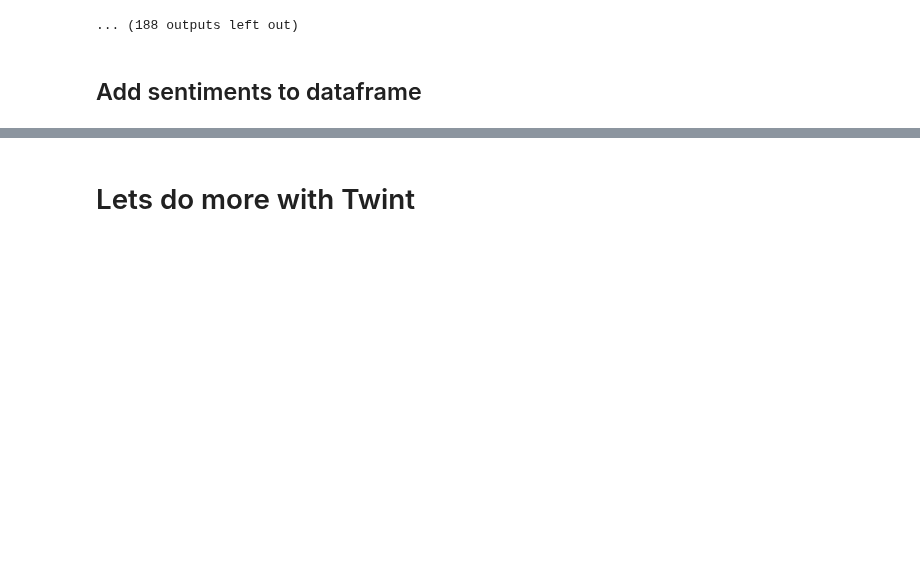
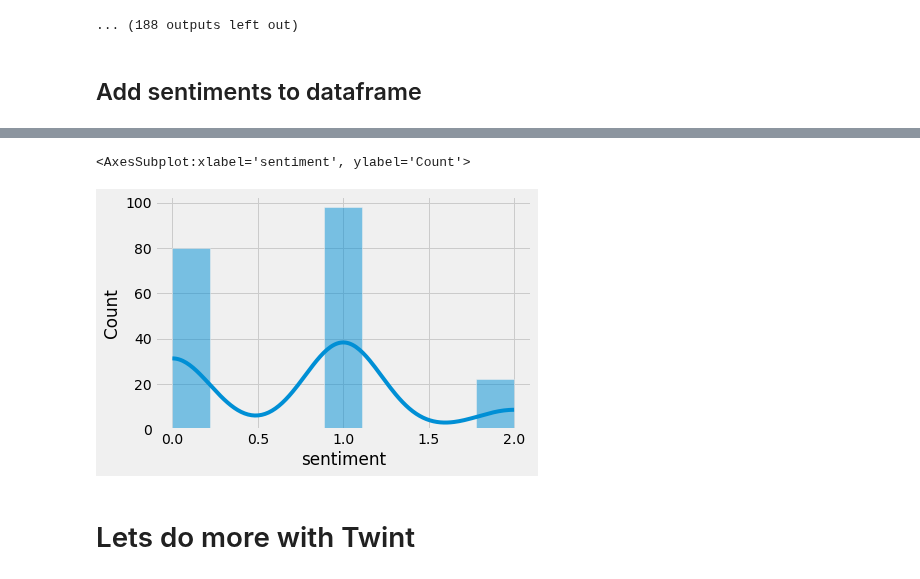
Before and after one commit to ghcn345/Stock-Market-Prediction, a Jupyter notebook: stock_market_NLP.ipynb, the cells around one changed output, grey strips where cells are left out. Cells and saved outputs as stored; diff of their text form; code cells hidden in the pictures; blank space fills up the shorter version.

Commit message:
sentiment kde

```diff
--- a/stock_market_NLP.ipynb
+++ b/stock_market_NLP.ipynb
@@ -192,11 +188,8 @@ from pyspark.sql.functions import udf
 # %%
 def apply_blob(sentence):
     temp = TextBlob(sentence).sentiment[0]
-    if temp == 0.0:
-        return 0.0 # Neutral
-    elif temp >= 0.0:
-        return 1.0 # Positive
-    else:
-        return 2.0 # Negative
+    if temp == 0.0: return 0.0 # Neutral
+    elif temp > 0.0: return 1.0 # Positive
+    else: return 2.0 # Negative
 # %%
 sentiment = udf(apply_blob)
@@ -292,3 +195,0 @@ df_res_pandas = df_result.toPandas()
-# %%
-sns.distplot(df_res_pandas['sentiment'])
-sns.set(rc={'figure.figsize':(11.7,8.27)})
@@ -296,0 +196,2 @@ sns.set(rc={'figure.figsize':(11.7,8.27)})
+# %%
+df_pd["sentiment"] = df_pd.tweet.map(apply_blob)
@@ -297,3 +213,10 @@ sns.set(rc={'figure.figsize':(11.7,8.27)})
+# %%
+# Lets see the distribution of the sentiments
+
+sns.histplot(df_pd['sentiment'], kde=True)
+# %% [output]
+<AxesSubplot:xlabel='sentiment', ylabel='Count'>
+[figure, added]
 # %% [markdown]
 # Lets do more with Twint
 # %%
```
Also changed, not shown: parts of 13 cells of this notebook.
